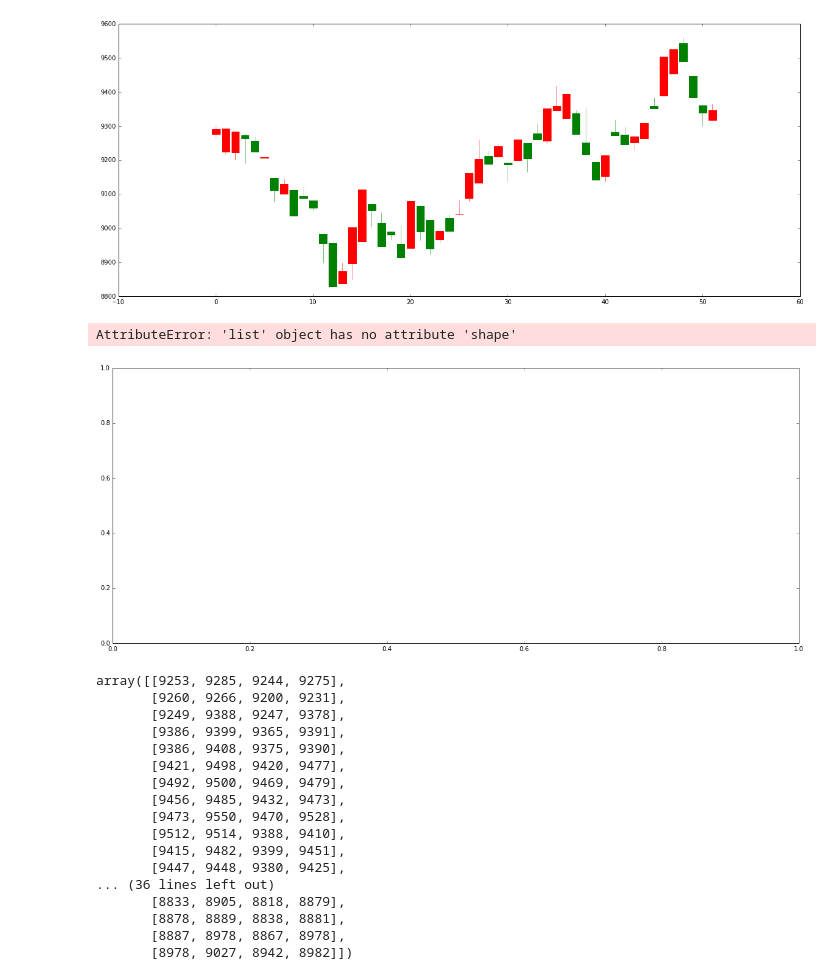
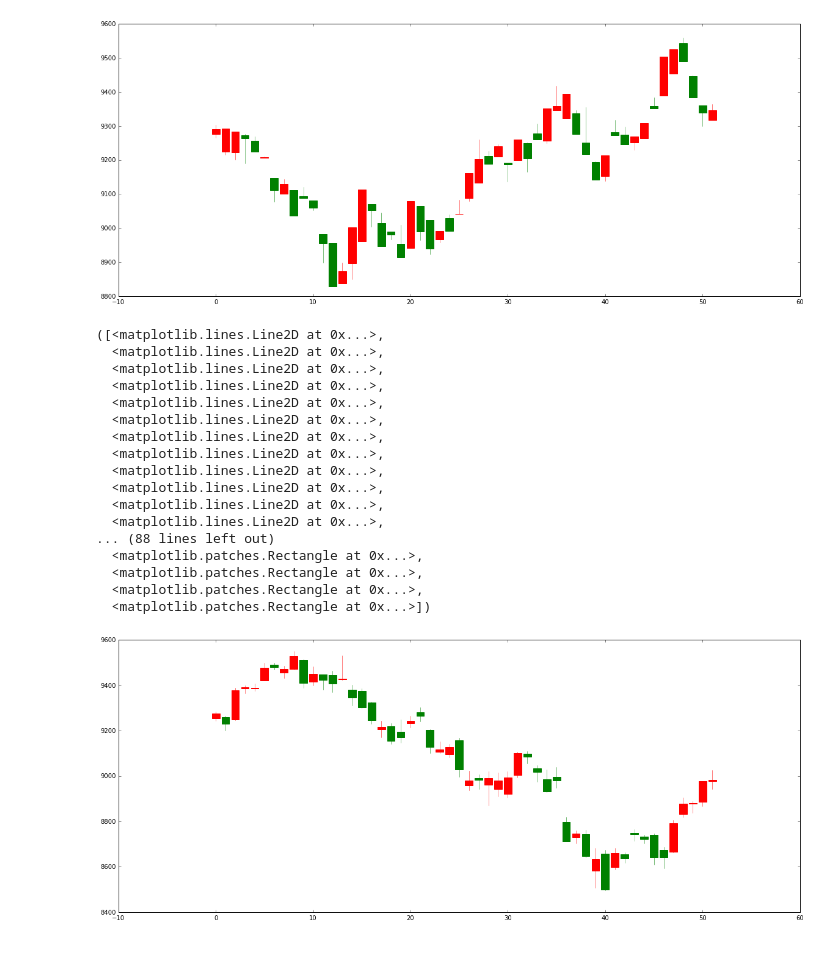
Before and after one commit to iblis17/bs_simulate, a Jupyter notebook: bs.ipynb, the cells around one changed output. Saved outputs shown, nothing was run; the diff lists cells and outputs as text; code cells hidden in the pictures; blank space fills up the shorter version.

```diff
--- a/bs.ipynb
+++ b/bs.ipynb
@@ -88,33 +88,31 @@ candlestick_ohlc(ax,
   <matplotlib.patches.Rectangle at 0x...>])
 [figure]
 # %%
+d = np.array(data_rel)
+
 fig, ax = plt.subplots()
 fig.set_size_inches(20, 8)
 candlestick_ohlc(ax,
-                 np.hstack((np.arange(data_rel.shape[0]).reshape((data_rel.shape[0], 1)), data_rel)),
+                 np.hstack((np.arange(d.shape[0]).reshape((d.shape[0], 1)), d)),
                  width=0.8,
                  colorup='r',
                  colordown='green')
 # %% [output]
-AttributeError: 'list' object has no attribute 'shape'
+([<matplotlib.lines.Line2D at 0x...>,
+  <matplotlib.lines.Line2D at 0x...>,
+  <matplotlib.lines.Line2D at 0x...>,
+  <matplotlib.lines.Line2D at 0x...>,
+  <matplotlib.lines.Line2D at 0x...>,
+  <matplotlib.lines.Line2D at 0x...>,
+  <matplotlib.lines.Line2D at 0x...>,
+  <matplotlib.lines.Line2D at 0x...>,
+  <matplotlib.lines.Line2D at 0x...>,
+  <matplotlib.lines.Line2D at 0x...>,
+  <matplotlib.lines.Line2D at 0x...>,
+  <matplotlib.lines.Line2D at 0x...>,
+... (88 lines left out)
+  <matplotlib.patches.Rectangle at 0x...>,
+  <matplotlib.patches.Rectangle at 0x...>,
+  <matplotlib.patches.Rectangle at 0x...>,
+  <matplotlib.patches.Rectangle at 0x...>])
-[figure, old version]
+[figure, new version]
-# %%
-np.array(data_rel)
-# %% [output]
-array([[9253, 9285, 9244, 9275],
-       [9260, 9266, 9200, 9231],
-       [9249, 9388, 9247, 9378],
-       [9386, 9399, 9365, 9391],
-       [9386, 9408, 9375, 9390],
-       [9421, 9498, 9420, 9477],
-       [9492, 9500, 9469, 9479],
-       [9456, 9485, 9432, 9473],
-       [9473, 9550, 9470, 9528],
-       [9512, 9514, 9388, 9410],
-       [9415, 9482, 9399, 9451],
-       [9447, 9448, 9380, 9425],
-... (36 lines left out)
-       [8833, 8905, 8818, 8879],
-       [8878, 8889, 8838, 8881],
-       [8887, 8978, 8867, 8978],
-       [8978, 9027, 8942, 8982]])
```
